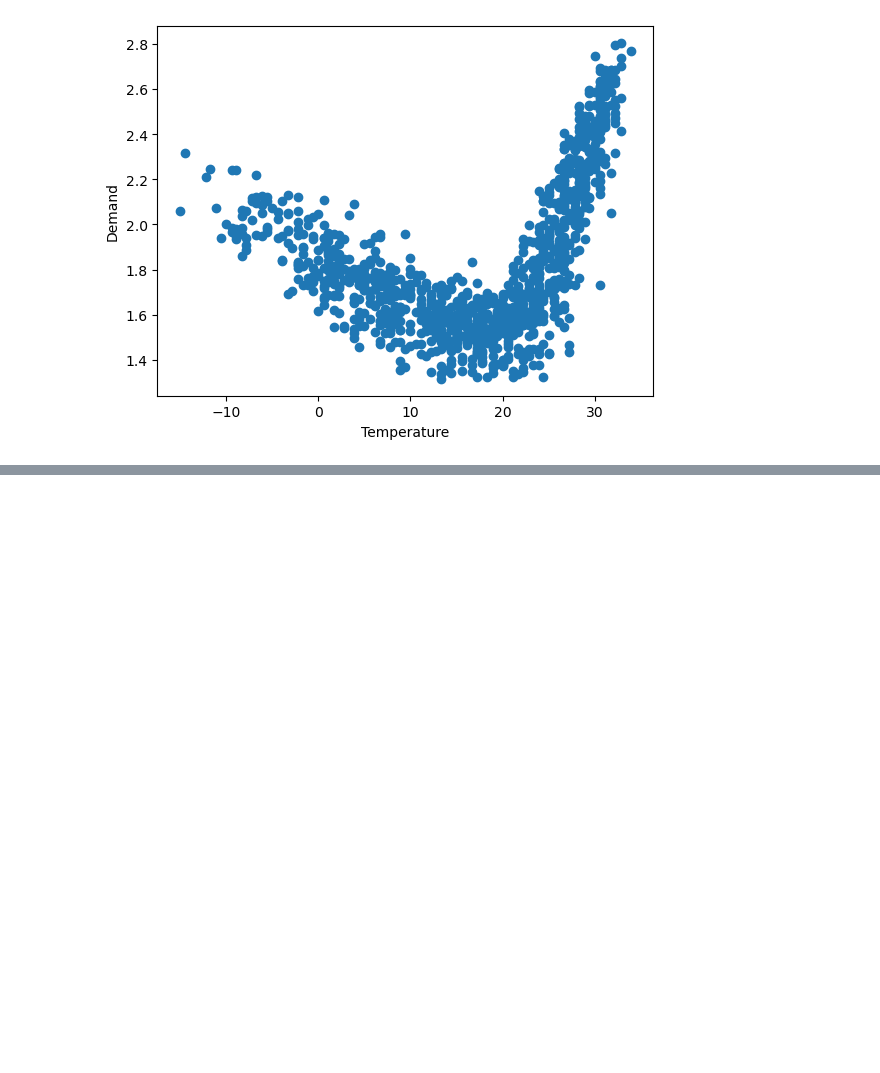
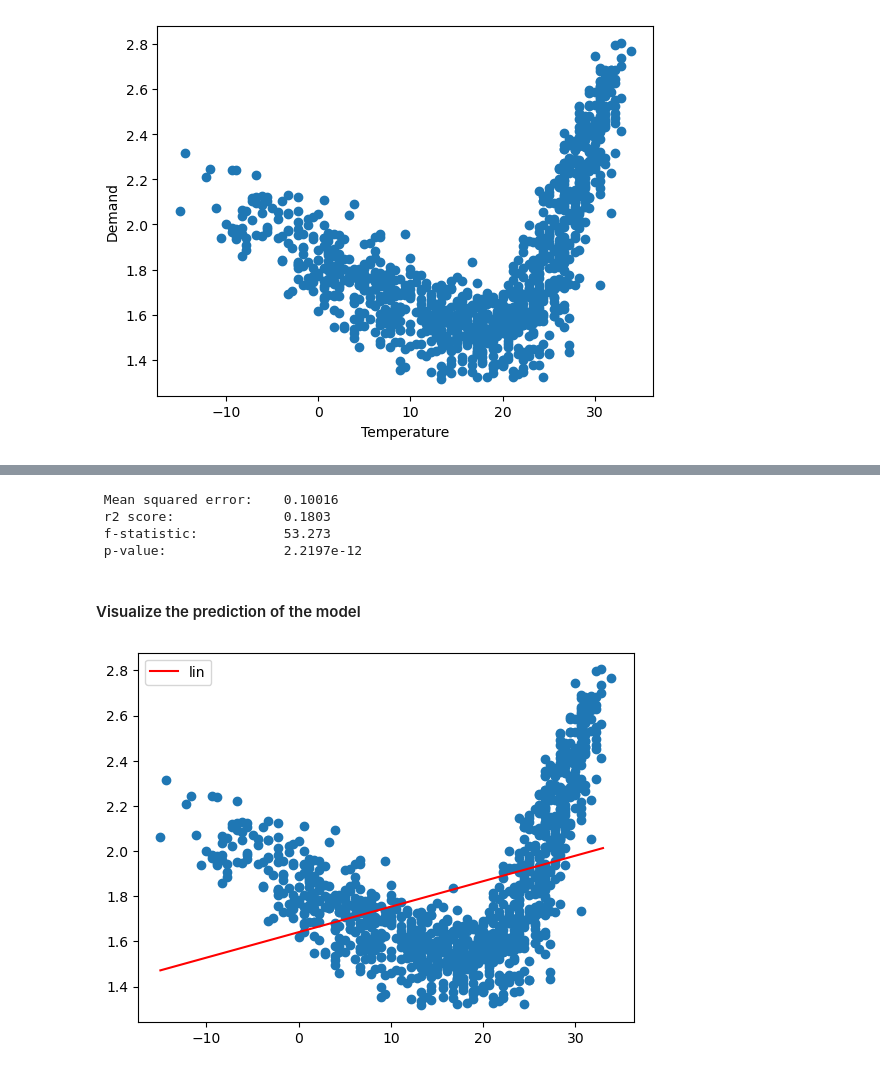
Before and after one commit to Rezashatery/polynomial-regression, a Jupyter notebook: polynomial-regression.ipynb, the cells around one changed output, grey strips where cells are left out. Cells and saved outputs as stored; diff of their text form; code cells hidden in the pictures; blank space fills up the shorter version.

Commit message:
use linear model as an first experiment

```diff
--- a/polynomial-regression.ipynb
+++ b/polynomial-regression.ipynb
@@ -100,0 +150,19 @@ plt.show()
+# %%
+lmodel = LinearRegression()
+lmodel.fit(X.temp.values.reshape(-1,1), y)
+lin = print_eval(X_test, y_test, lmodel)
+# %% [output]
+ Mean squared error:    0.10016
+ r2 score:              0.1803
+ f-statistic:           53.273
+ p-value:               2.2197e-12
+# %% [markdown]
+#### Visualize the prediction of the model
+# %%
+lpred = lmodel.predict(np.arange(min(X.temp), max(X.temp)).reshape(-1,1))
+plt.plot(np.arange(min(X.temp), max(X.temp)),lpred, label = "lin", color = "red")
+plt.legend()
+plt.scatter(X,y)
+plt.show();
+# %% [output]
+[figure, added]
```
Also changed, not shown: parts of 5 cells of this notebook.
